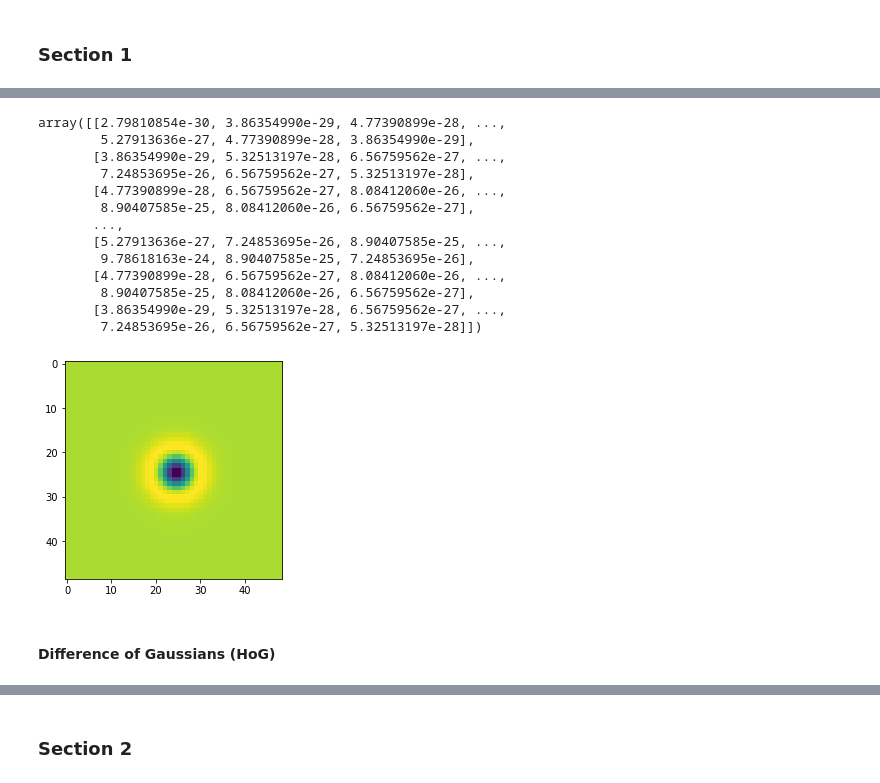
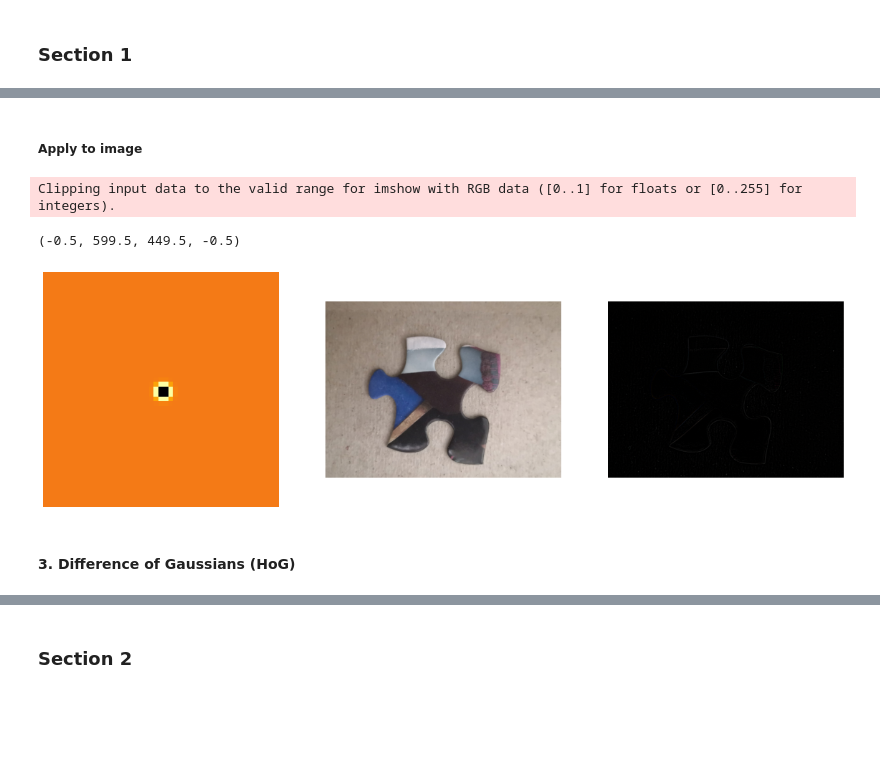
Before and after one commit to mamello-justice/computer-vision, a Jupyter notebook: work/Lab2.ipynb, the cells around one changed output, grey strips where cells are left out. Cells and saved outputs as stored; diff of their text form; code cells hidden in the pictures; blank space fills up the shorter version.

```diff
--- a/work/Lab2.ipynb
+++ b/work/Lab2.ipynb
@@ -62,30 +68,33 @@ def make_LoG(sigma: int, shape: tuple[int, int]):
         return -(1/(np.pi * (var ** 2))) * (1 + exponent) * np.exp(exponent)
 
     return np.fromfunction(log, shape)
-
-
-kernel_shape = (49, 49)
-
-LoG = make_LoG(sigma=3, shape=kernel_shape)
-plt.imshow(LoG)
-LoG
-# %% [output]
-array([[2.79810854e-30, 3.86354990e-29, 4.77390899e-28, ...,
-        5.27913636e-27, 4.77390899e-28, 3.86354990e-29],
-       [3.86354990e-29, 5.32513197e-28, 6.56759562e-27, ...,
-        7.24853695e-26, 6.56759562e-27, 5.32513197e-28],
-       [4.77390899e-28, 6.56759562e-27, 8.08412060e-26, ...,
-        8.90407585e-25, 8.08412060e-26, 6.56759562e-27],
-       ...,
-       [5.27913636e-27, 7.24853695e-26, 8.90407585e-25, ...,
-        9.78618163e-24, 8.90407585e-25, 7.24853695e-26],
-       [4.77390899e-28, 6.56759562e-27, 8.08412060e-26, ...,
-        8.90407585e-25, 8.08412060e-26, 6.56759562e-27],
-       [3.86354990e-29, 5.32513197e-28, 6.56759562e-27, ...,
-        7.24853695e-26, 6.56759562e-27, 5.32513197e-28]])
-[figure, removed]
+# %% [markdown]
+##### Apply to image
+# %%
+fig = plt.figure(figsize=(20, 8))
+
+kernel_shape = (49, 49)
+LoG = make_LoG(sigma=0.7, shape=kernel_shape)
+image_LoG = cv2.filter2D(image_rgb, -1, LoG)
+
+
+fig.add_subplot(1, 3, 1)
+plt.imshow(LoG, cmap='inferno')
+plt.axis('off')
+
+fig.add_subplot(1, 3, 2)
+plt.imshow(image_rgb)
+plt.axis('off')
+
+fig.add_subplot(1, 3, 3)
+plt.imshow(image_LoG)
+plt.axis('off')
+# %% [output]
+Clipping input data to the valid range for imshow with RGB data ([0..1] for floats or [0..255] for integers).
+(-0.5, 599.5, 449.5, -0.5)
+[figure, added]
 # %% [markdown]
-#### Difference of Gaussians (HoG)
+#### 3. Difference of Gaussians (HoG)
 # %%
 def make_DoG(sigma: int, K: int, shape: tuple[int, int]):
     var = sigma ** 2
```
Also changed, not shown: parts of 18 cells of this notebook.
